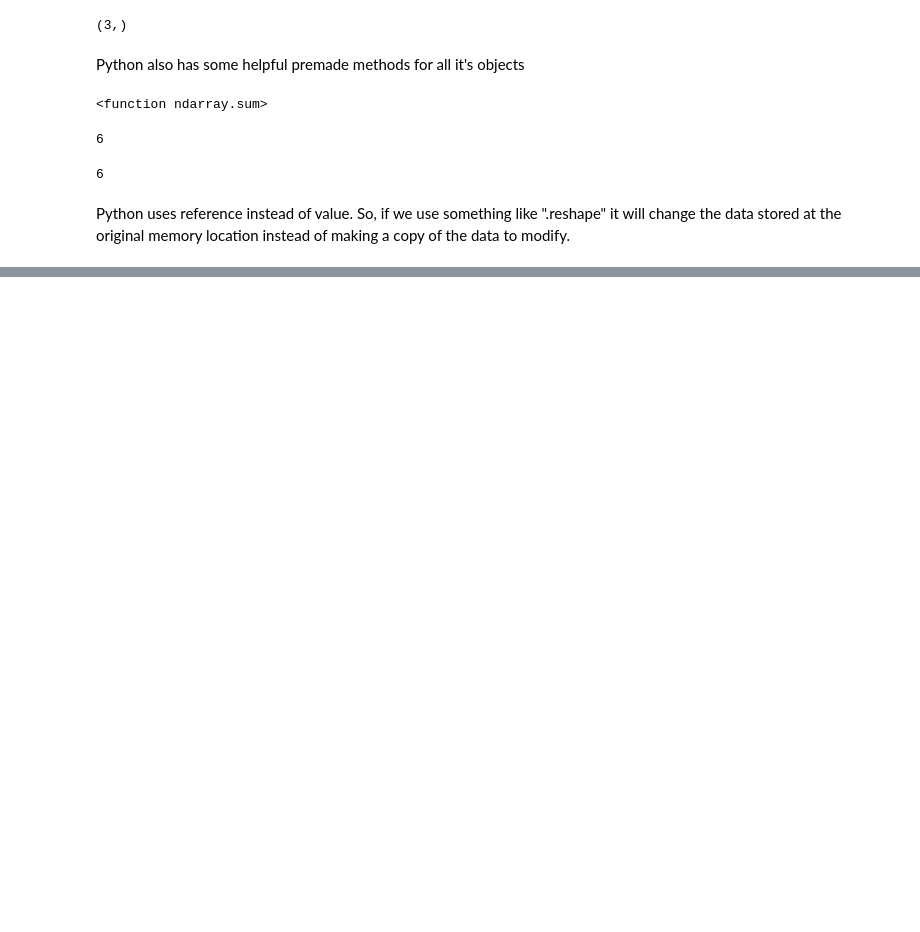
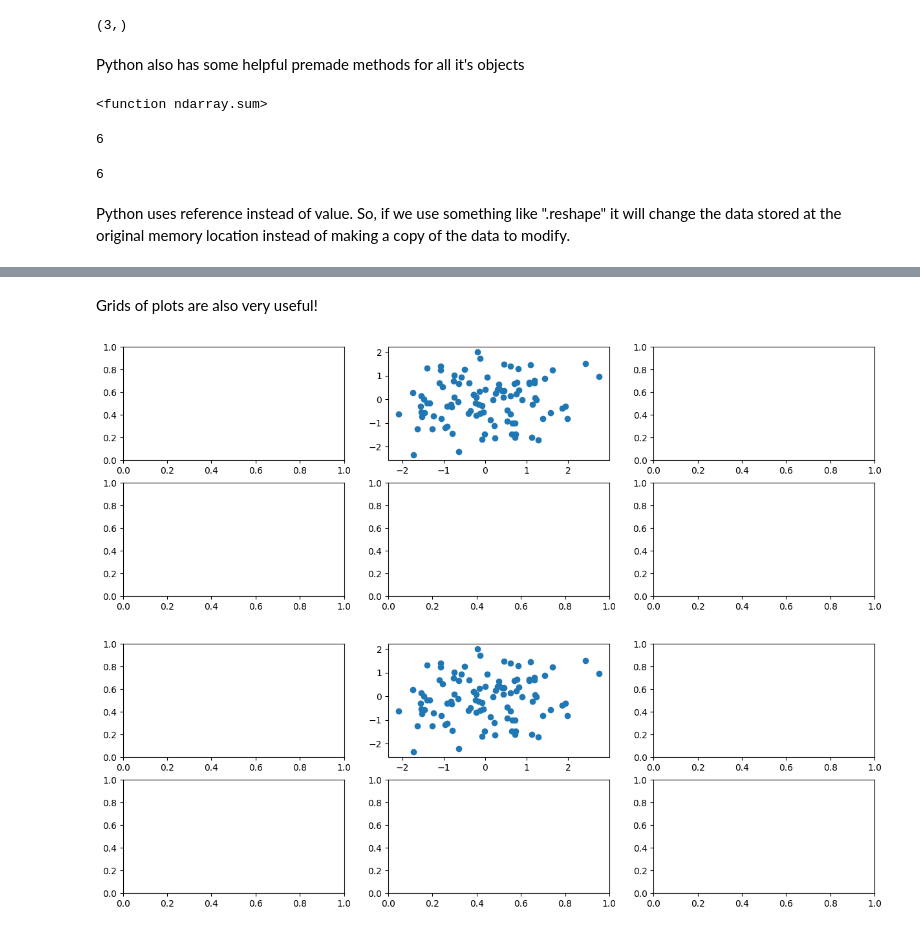
Before and after one commit to stellaPsyduck/followingStandfordSL, a Jupyter notebook: Chapter2_Test.ipynb, the cells around one changed output, grey strips where cells are left out. Saved outputs shown, nothing was run; the diff lists cells and outputs as text; code cells hidden in the pictures; blank space fills up the shorter version.

```diff
--- a/Chapter2_Test.ipynb
+++ b/Chapter2_Test.ipynb
@@ -42,0 +98,11 @@ Python uses reference instead of value. So, if we use something like ".reshape"
+# %% [markdown]
+Grids of plots are also very useful!
+# %%
+fig, axes = subplots(nrows=2,
+                     ncols=3,
+                     figsize=(15,5))
+axes[0,1].plot(x, y, 'o') #actually setting up a plot to the thing
+fig
+# %% [output]
+[figure, added]
+[figure, added]
```
Also changed, not shown: parts of 19 cells of this notebook.
